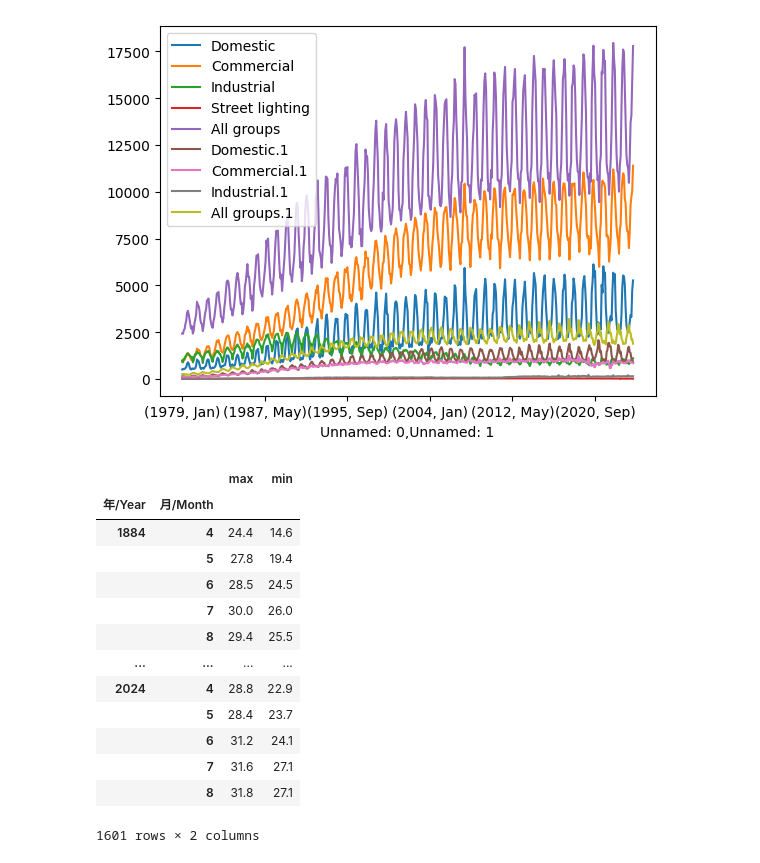
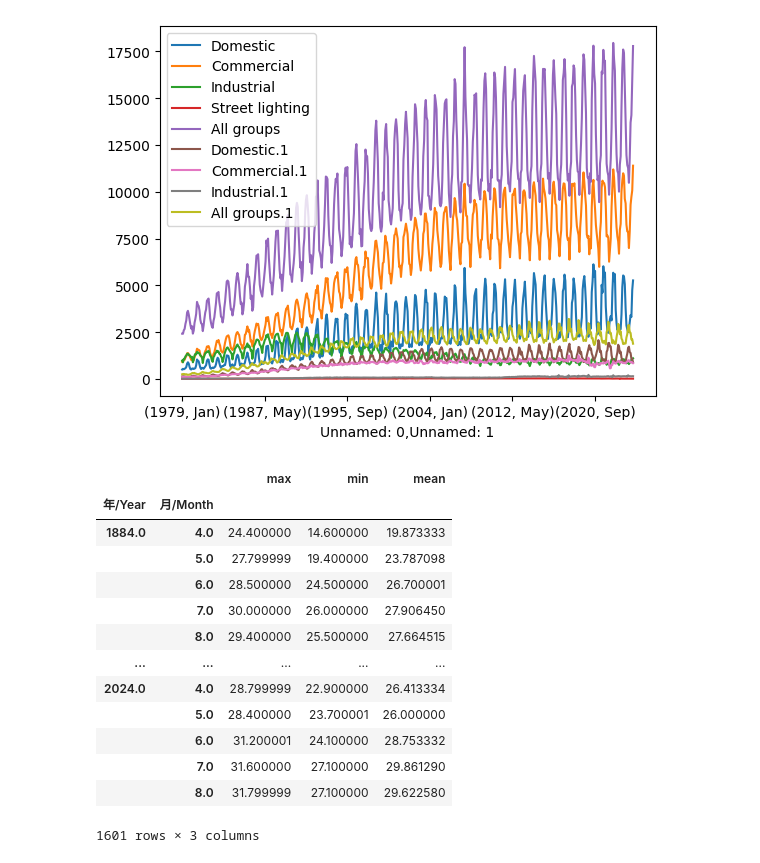
Before and after one commit to lilyleungch/erbscope99, a Jupyter notebook: data_cleansing/data_cleansing.ipynb, the cells around one changed output. Saved outputs shown, nothing was run; the diff lists cells and outputs as text; code cells hidden in the pictures.

Commit message:
get the mean

```diff
--- a/data_cleansing/data_cleansing.ipynb
+++ b/data_cleansing/data_cleansing.ipynb
@@ -13,24 +13,28 @@ electric2.plot()
 <Axes: xlabel='Unnamed: 0,Unnamed: 1'>
 [figure]
 # %%
+import numpy as np
 weather = pd.read_csv('CLMTEMP_HKO_.csv')
 #csv from https://data.gov.hk/tc-data/dataset/hk-hko-rss-daily-temperature-info-hko/resource/7f42664a-04ec-4bb4-ac35-d257a554c661
 #weather2=weather.groupby(["月/Month"])['數值/Value'].mean()
 weather.dropna(inplace=True)
-weather2=weather.groupby(['年/Year', '月/Month'])["數值/Value"].agg(['max','min'])
+#weather.set_index(['年/Year','月/Month'])
+#weather2=weather.groupby(['年/Year', '月/Month'])["數值/Value"].agg(['max','min'])
+weather1=weather[['年/Year', '月/Month','日/Day',"數值/Value"]].astype(dtype=np.float32)
+weather2=weather1.groupby(['年/Year', '月/Month'])["數值/Value"].agg(['max','min','mean'])
 weather2
 # %% [output]
-|  |  | max | min |
-| 年/Year | 月/Month |  |  |
-| 1884 | 4 | 24.4 | 14.6 |
-|  | 5 | 27.8 | 19.4 |
-|  | 6 | 28.5 | 24.5 |
-|  | 7 | 30.0 | 26.0 |
-|  | 8 | 29.4 | 25.5 |
-| ... | ... | ... | ... |
-| 2024 | 4 | 28.8 | 22.9 |
-|  | 5 | 28.4 | 23.7 |
-|  | 6 | 31.2 | 24.1 |
-|  | 7 | 31.6 | 27.1 |
-|  | 8 | 31.8 | 27.1 |
+|  |  | max | min | mean |
+| 年/Year | 月/Month |  |  |  |
+| 1884.0 | 4.0 | 24.400000 | 14.600000 | 19.873333 |
+|  | 5.0 | 27.799999 | 19.400000 | 23.787098 |
+|  | 6.0 | 28.500000 | 24.500000 | 26.700001 |
+|  | 7.0 | 30.000000 | 26.000000 | 27.906450 |
+|  | 8.0 | 29.400000 | 25.500000 | 27.664515 |
+| ... | ... | ... | ... | ... |
+| 2024.0 | 4.0 | 28.799999 | 22.900000 | 26.413334 |
+|  | 5.0 | 28.400000 | 23.700001 | 26.000000 |
+|  | 6.0 | 31.200001 | 24.100000 | 28.753332 |
+|  | 7.0 | 31.600000 | 27.100000 | 29.861290 |
+|  | 8.0 | 31.799999 | 27.100000 | 29.622580 |
-1601 rows × 2 columns
+1601 rows × 3 columns
```
